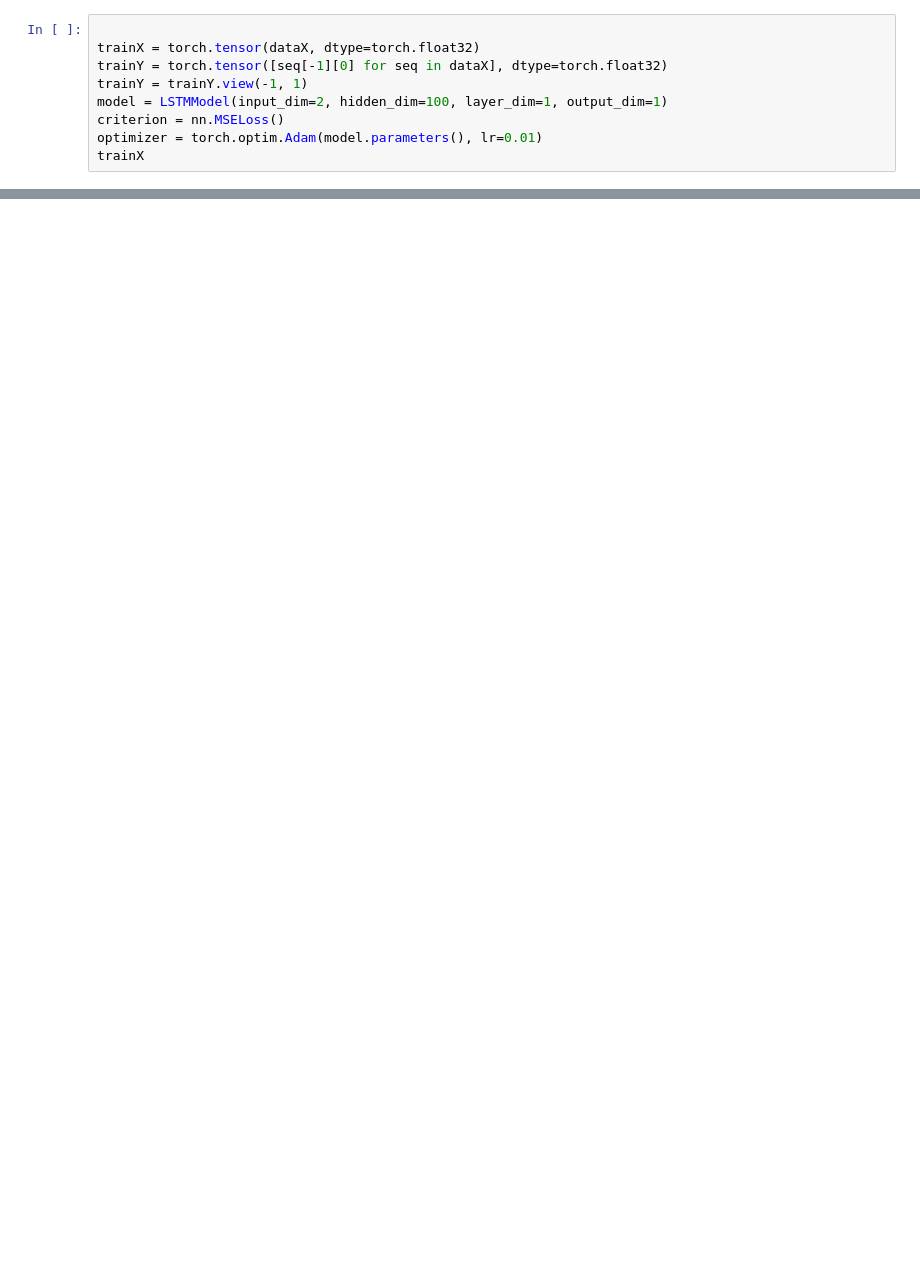
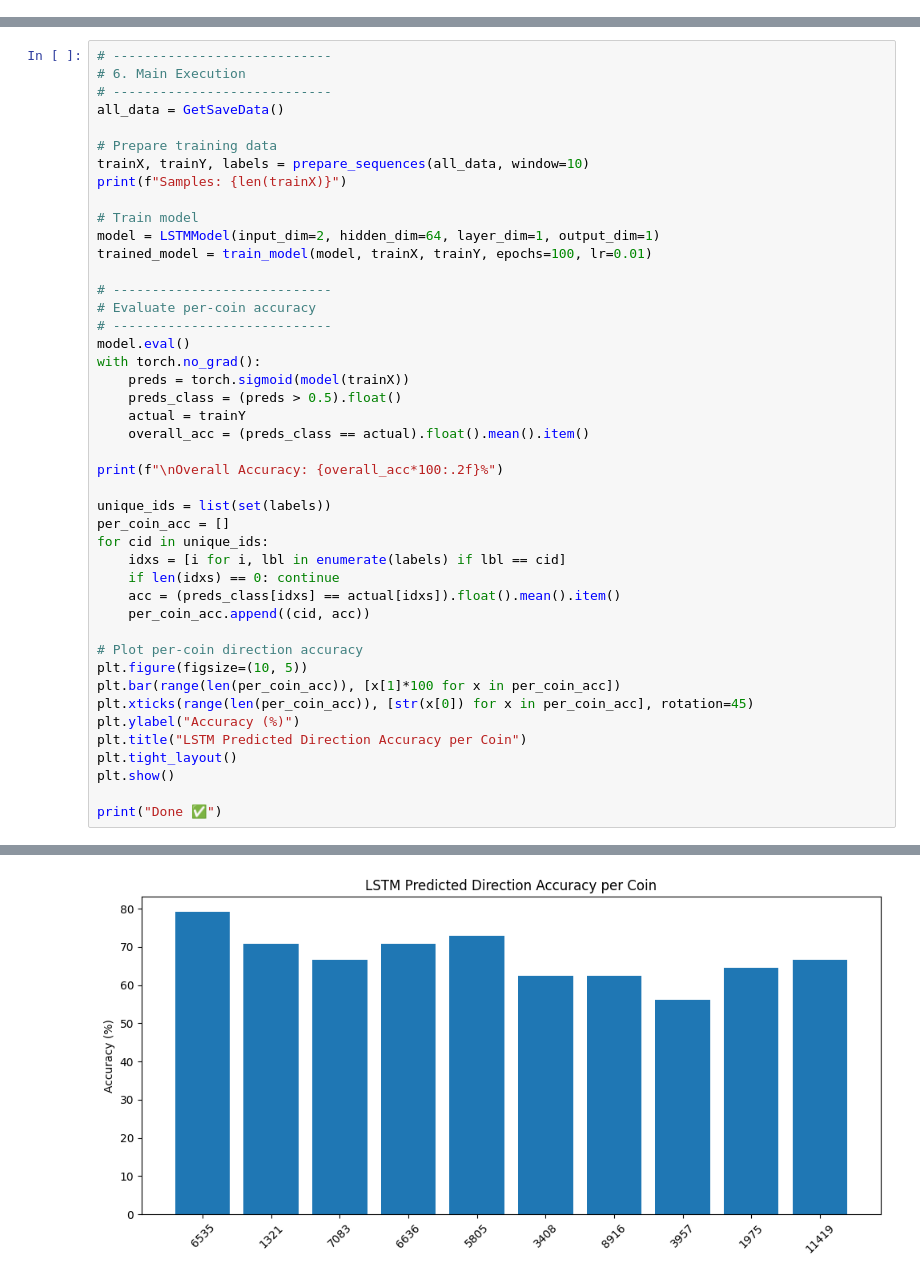
Before and after one commit to JosephAFerguson/DeepLearningFinalProj, a Jupyter notebook: DeepLearningJF.ipynb, the cells around one changed output, grey strips where cells are left out. Saved outputs shown, nothing was run; the diff lists cells and outputs as text; blank space fills up the shorter version.

```diff
--- a/DeepLearningJF.ipynb
+++ b/DeepLearningJF.ipynb
@@ -125,9 +106,0 @@ class LSTMModel(nn.Module):
-# %%
-
-trainX = torch.tensor(dataX, dtype=torch.float32)
-trainY = torch.tensor([seq[-1][0] for seq in dataX], dtype=torch.float32)
-trainY = trainY.view(-1, 1)
-model = LSTMModel(input_dim=2, hidden_dim=100, layer_dim=1, output_dim=1)
-criterion = nn.MSELoss()
-optimizer = torch.optim.Adam(model.parameters(), lr=0.01)
-trainX
@@ -165,0 +206,45 @@ with torch.no_grad():
+# %%
+# ----------------------------
+# 6. Main Execution
+# ----------------------------
+all_data = GetSaveData()
+
+# Prepare training data
+trainX, trainY, labels = prepare_sequences(all_data, window=10)
+print(f"Samples: {len(trainX)}")
+
+# Train model
+model = LSTMModel(input_dim=2, hidden_dim=64, layer_dim=1, output_dim=1)
+trained_model = train_model(model, trainX, trainY, epochs=100, lr=0.01)
+
+# ----------------------------
+# Evaluate per-coin accuracy
+# ----------------------------
+model.eval()
+with torch.no_grad():
+    preds = torch.sigmoid(model(trainX))
+    preds_class = (preds > 0.5).float()
+    actual = trainY
+    overall_acc = (preds_class == actual).float().mean().item()
+
+print(f"\nOverall Accuracy: {overall_acc*100:.2f}%")
+
+unique_ids = list(set(labels))
+per_coin_acc = []
+for cid in unique_ids:
+    idxs = [i for i, lbl in enumerate(labels) if lbl == cid]
+    if len(idxs) == 0: continue
+    acc = (preds_class[idxs] == actual[idxs]).float().mean().item()
+    per_coin_acc.append((cid, acc))
+
+# Plot per-coin direction accuracy
+plt.figure(figsize=(10, 5))
+plt.bar(range(len(per_coin_acc)), [x[1]*100 for x in per_coin_acc])
+plt.xticks(range(len(per_coin_acc)), [str(x[0]) for x in per_coin_acc], rotation=45)
+plt.ylabel("Accuracy (%)")
+plt.title("LSTM Predicted Direction Accuracy per Coin")
+plt.tight_layout()
+plt.show()
+
+print("Done ✅")
+# %% [output]
@@ -165,0 +281 @@ with torch.no_grad():
+[figure, added]
```
Also changed, not shown: parts of 11 cells of this notebook.
